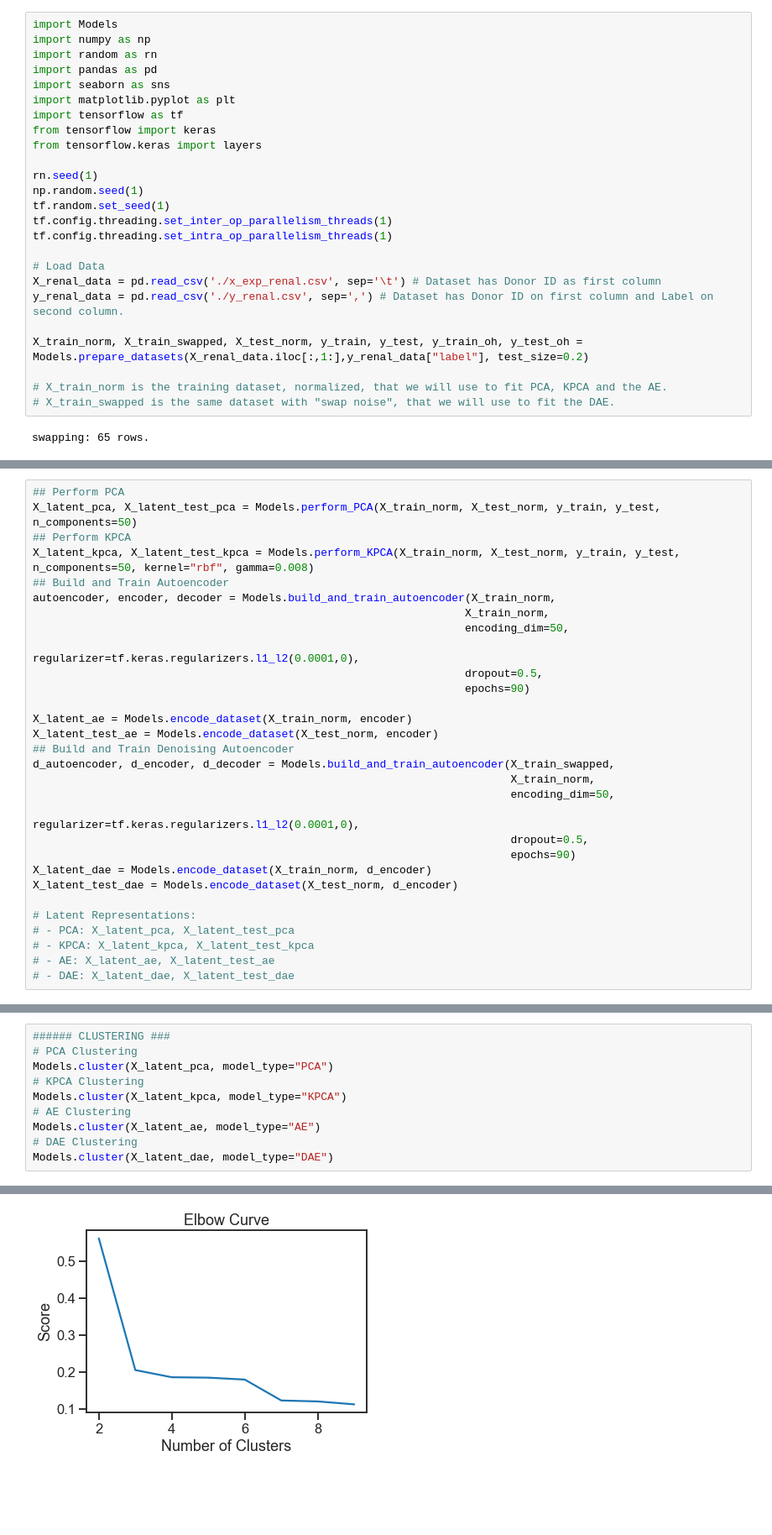
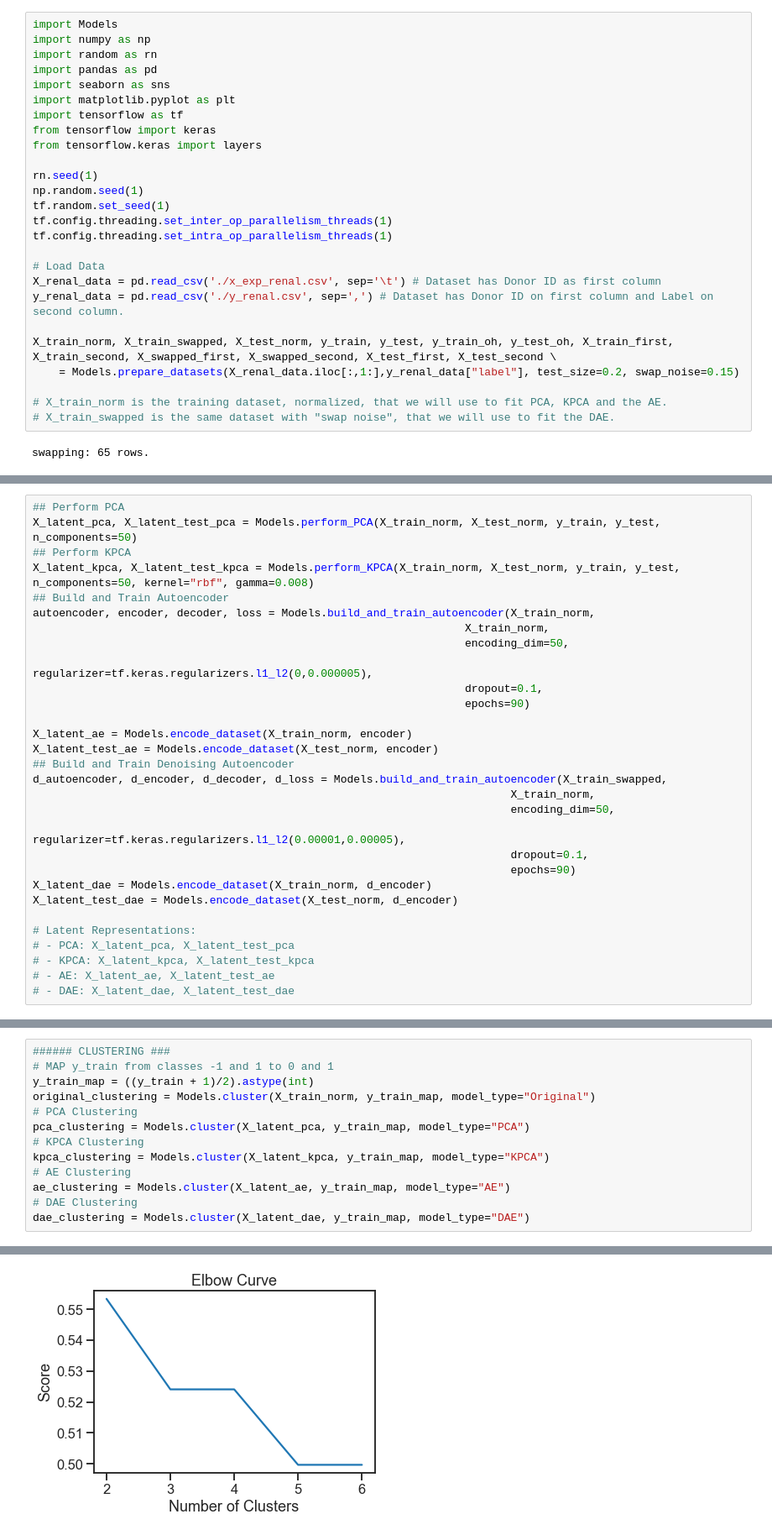
Before and after one commit to TomasSuarezL/oss-stage-2019, a Jupyter notebook: Singleomic Dataset/Singleomic_Model_Compare.ipynb, the cells around one changed output, grey strips where cells are left out. Shown at 84% size. Cells and saved outputs as stored; diff of their text form; blank space fills up the shorter version.

```diff
--- a/Singleomic Dataset/Singleomic_Model_Compare.ipynb
+++ b/Singleomic Dataset/Singleomic_Model_Compare.ipynb
@@ -25,7 +25,8 @@ tf.config.threading.set_intra_op_parallelism_threads(1)
 X_renal_data = pd.read_csv('./x_exp_renal.csv', sep='\t') # Dataset has Donor ID as first column
 y_renal_data = pd.read_csv('./y_renal.csv', sep=',') # Dataset has Donor ID on first column and Label on second column.
 
-X_train_norm, X_train_swapped, X_test_norm, y_train, y_test, y_train_oh, y_test_oh = Models.prepare_datasets(X_renal_data.iloc[:,1:],y_renal_data["label"], test_size=0.2)
+X_train_norm, X_train_swapped, X_test_norm, y_train, y_test, y_train_oh, y_test_oh, X_train_first, X_train_second, X_swapped_first, X_swapped_second, X_test_first, X_test_second \
+    = Models.prepare_datasets(X_renal_data.iloc[:,1:],y_renal_data["label"], test_size=0.2, swap_noise=0.15)
 
 # X_train_norm is the training dataset, normalized, that we will use to fit PCA, KPCA and the AE.
 # X_train_swapped is the same dataset with "swap noise", that we will use to fit the DAE.
@@ -37,21 +43,21 @@ X_latent_pca, X_latent_test_pca = Models.perform_PCA(X_train_norm, X_test_norm,
 ## Perform KPCA
 X_latent_kpca, X_latent_test_kpca = Models.perform_KPCA(X_train_norm, X_test_norm, y_train, y_test, n_components=50, kernel="rbf", gamma=0.008)
 ## Build and Train Autoencoder
-autoencoder, encoder, decoder = Models.build_and_train_autoencoder(X_train_norm,
+autoencoder, encoder, decoder, loss = Models.build_and_train_autoencoder(X_train_norm,
                                                                   X_train_norm,
                                                                   encoding_dim=50,
-                                                                  regularizer=tf.keras.regularizers.l1_l2(0.0001,0),
-                                                                  dropout=0.5,
+                                                                  regularizer=tf.keras.regularizers.l1_l2(0,0.000005),
+                                                                  dropout=0.1,
                                                                   epochs=90)
 
 X_latent_ae = Models.encode_dataset(X_train_norm, encoder)
 X_latent_test_ae = Models.encode_dataset(X_test_norm, encoder)
 ## Build and Train Denoising Autoencoder
-d_autoencoder, d_encoder, d_decoder = Models.build_and_train_autoencoder(X_train_swapped,
+d_autoencoder, d_encoder, d_decoder, d_loss = Models.build_and_train_autoencoder(X_train_swapped,
                                                                          X_train_norm,
                                                                          encoding_dim=50,
-                                                                         regularizer=tf.keras.regularizers.l1_l2(0.0001,0),
-                                                                         dropout=0.5,
+                                                                         regularizer=tf.keras.regularizers.l1_l2(0.00001,0.00005),
+                                                                         dropout=0.1,
                                                                          epochs=90)
 X_latent_dae = Models.encode_dataset(X_train_norm, d_encoder)
 X_latent_test_dae = Models.encode_dataset(X_test_norm, d_encoder)
@@ -198,11 +238,14 @@ Testing  set score for RFC: 0.733945
 # %%
 ###### CLUSTERING ###
+# MAP y_train from classes -1 and 1 to 0 and 1
+y_train_map = ((y_train + 1)/2).astype(int)
+original_clustering = Models.cluster(X_train_norm, y_train_map, model_type="Original")
 # PCA Clustering
-Models.cluster(X_latent_pca, model_type="PCA")
+pca_clustering = Models.cluster(X_latent_pca, y_train_map, model_type="PCA")
 # KPCA Clustering
-Models.cluster(X_latent_kpca, model_type="KPCA")
+kpca_clustering = Models.cluster(X_latent_kpca, y_train_map, model_type="KPCA")
 # AE Clustering
-Models.cluster(X_latent_ae, model_type="AE")
+ae_clustering = Models.cluster(X_latent_ae, y_train_map, model_type="AE")
 # DAE Clustering
-Models.cluster(X_latent_dae, model_type="DAE")
+dae_clustering = Models.cluster(X_latent_dae, y_train_map, model_type="DAE")
 # %% [output]
@@ -226 +265 @@ KPCA 9 clusters silhoutte score: 0.11187705789993119
-[figure, old version]
+[figure, new version]
```
Also changed, not shown: parts of 6 cells of this notebook, 5 other files.
